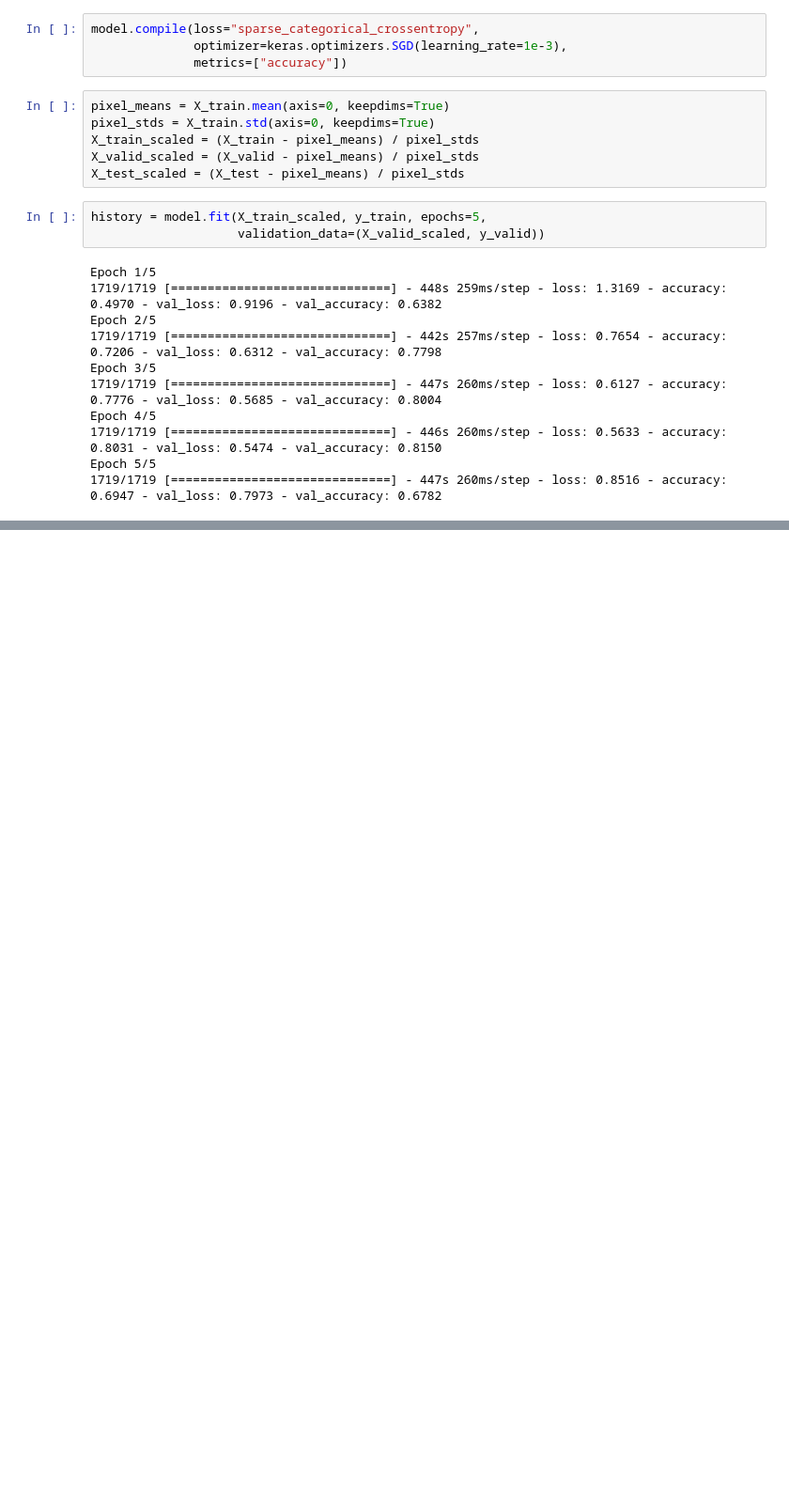
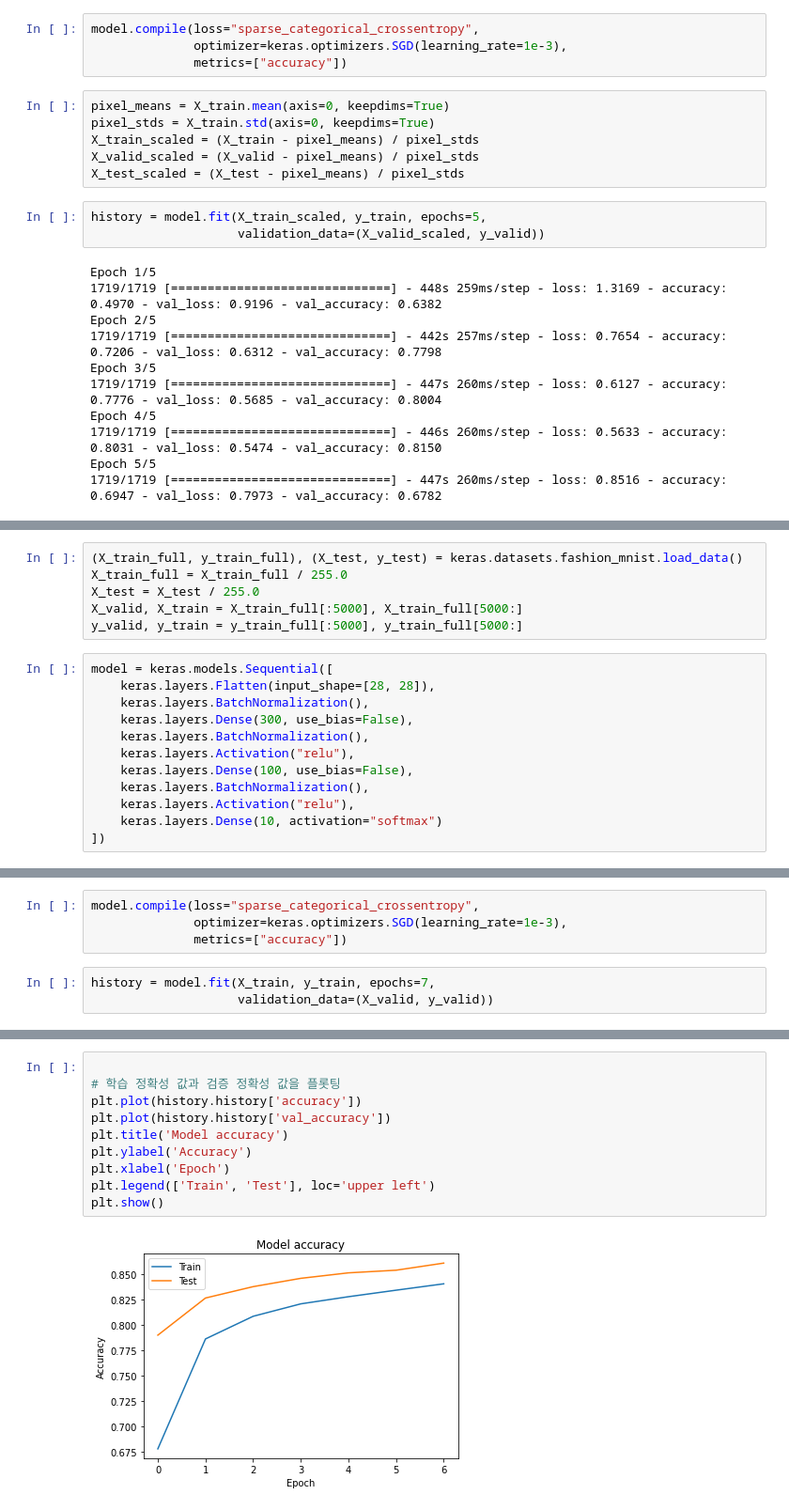
Before and after one commit to danielwon01/Study_DS_DL_books, a Jupyter notebook: handson-ml2/11장_training_deep_neural_networks.ipynb, the cells around one changed output, grey strips where cells are left out. Shown: that part at 94% size. Saved outputs shown, nothing was run; the diff lists cells and outputs as text; blank space fills up the shorter version.

```diff
--- a/handson-ml2/11장_training_deep_neural_networks.ipynb
+++ b/handson-ml2/11장_training_deep_neural_networks.ipynb
@@ -359,0 +432,18 @@ Epoch 5/5
+# %%
+(X_train_full, y_train_full), (X_test, y_test) = keras.datasets.fashion_mnist.load_data()
+X_train_full = X_train_full / 255.0
+X_test = X_test / 255.0
+X_valid, X_train = X_train_full[:5000], X_train_full[5000:]
+y_valid, y_train = y_train_full[:5000], y_train_full[5000:]
+# %%
+model = keras.models.Sequential([
+    keras.layers.Flatten(input_shape=[28, 28]),
+    keras.layers.BatchNormalization(),
+    keras.layers.Dense(300, use_bias=False),
+    keras.layers.BatchNormalization(),
+    keras.layers.Activation("relu"),
+    keras.layers.Dense(100, use_bias=False),
+    keras.layers.BatchNormalization(),
+    keras.layers.Activation("relu"),
+    keras.layers.Dense(10, activation="softmax")
+])
@@ -359,0 +452,7 @@ Epoch 5/5
+# %%
+model.compile(loss="sparse_categorical_crossentropy",
+              optimizer=keras.optimizers.SGD(learning_rate=1e-3),
+              metrics=["accuracy"])
+# %%
+history = model.fit(X_train, y_train, epochs=7,
+                    validation_data=(X_valid, y_valid))
@@ -359,0 +474,12 @@ Epoch 5/5
+# %%
+
+# 학습 정확성 값과 검증 정확성 값을 플롯팅
+plt.plot(history.history['accuracy'])
+plt.plot(history.history['val_accuracy'])
+plt.title('Model accuracy')
+plt.ylabel('Accuracy')
+plt.xlabel('Epoch')
+plt.legend(['Train', 'Test'], loc='upper left')
+plt.show()
+# %% [output]
+[figure, added]
```
Also changed, not shown: parts of 34 cells of this notebook.
